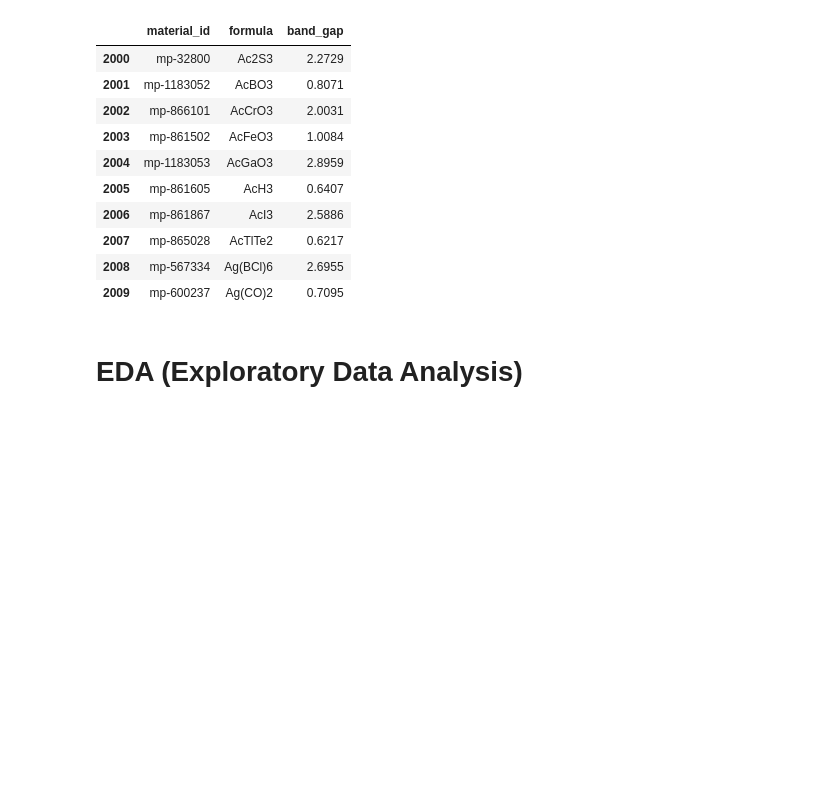
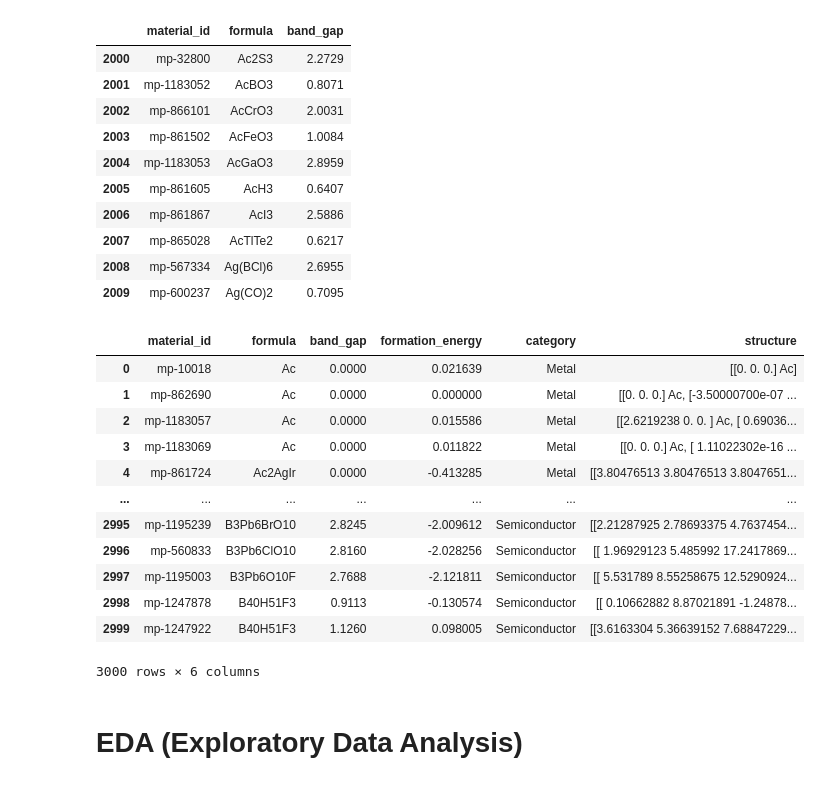
Before and after one commit to amar-codes02/GNN-crystal-structure-for-band-gap-prediction, a Jupyter notebook: CGCNN.ipynb, the cells around one changed output. Cells and saved outputs as stored; diff of their text form; code cells hidden in the pictures; blank space fills up the shorter version.

```diff
--- a/CGCNN.ipynb
+++ b/CGCNN.ipynb
@@ -183,0 +182,16 @@ df.to_csv("Data Material.csv", index=False)
+# %%
+df
+# %% [output]
+|  | material_id | formula | band_gap | formation_energy | category | structure |
+| 0 | mp-10018 | Ac | 0.0000 | 0.021639 | Metal | [[0. 0. 0.] Ac] |
+| 1 | mp-862690 | Ac | 0.0000 | 0.000000 | Metal | [[0. 0. 0.] Ac, [-3.50000700e-07 ... |
+| 2 | mp-1183057 | Ac | 0.0000 | 0.015586 | Metal | [[2.6219238 0. 0. ] Ac, [ 0.69036... |
+| 3 | mp-1183069 | Ac | 0.0000 | 0.011822 | Metal | [[0. 0. 0.] Ac, [ 1.11022302e-16 ... |
+| 4 | mp-861724 | Ac2AgIr | 0.0000 | -0.413285 | Metal | [[3.80476513 3.80476513 3.8047651... |
+| ... | ... | ... | ... | ... | ... | ... |
+| 2995 | mp-1195239 | B3Pb6BrO10 | 2.8245 | -2.009612 | Semiconductor | [[2.21287925 2.78693375 4.7637454... |
+| 2996 | mp-560833 | B3Pb6ClO10 | 2.8160 | -2.028256 | Semiconductor | [[ 1.96929123 5.485992 17.2417869... |
+| 2997 | mp-1195003 | B3Pb6O10F | 2.7688 | -2.121811 | Semiconductor | [[ 5.531789 8.55258675 12.5290924... |
+| 2998 | mp-1247878 | B40H51F3 | 0.9113 | -0.130574 | Semiconductor | [[ 0.10662882 8.87021891 -1.24878... |
+| 2999 | mp-1247922 | B40H51F3 | 1.1260 | 0.098005 | Semiconductor | [[3.6163304 5.36639152 7.68847229... |
+3000 rows × 6 columns
```
Also changed, not shown: parts of 26 cells of this notebook, 5 other files.
